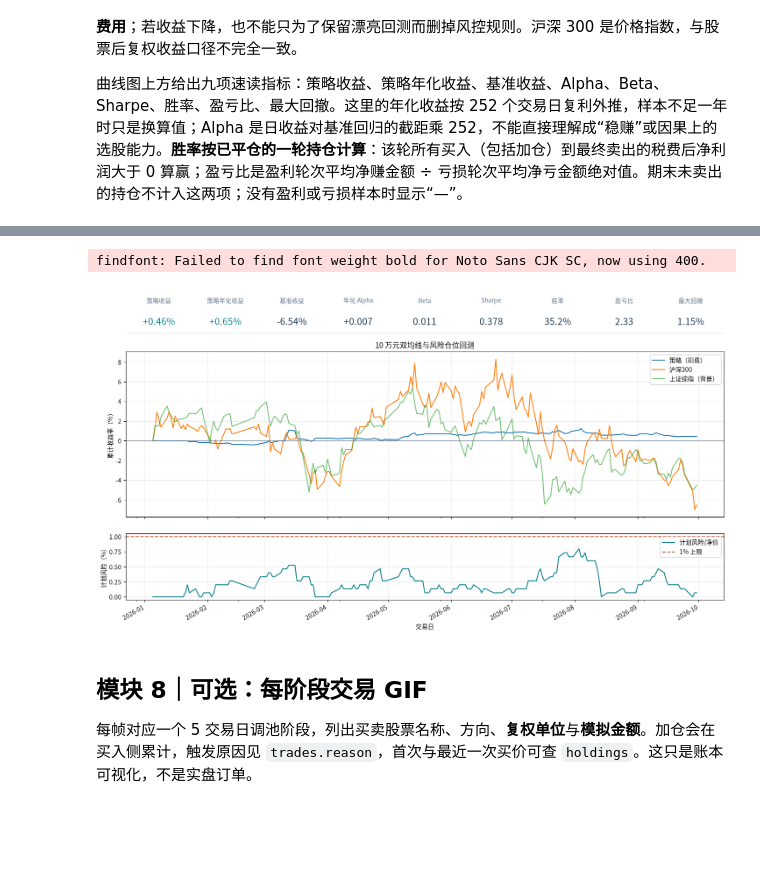
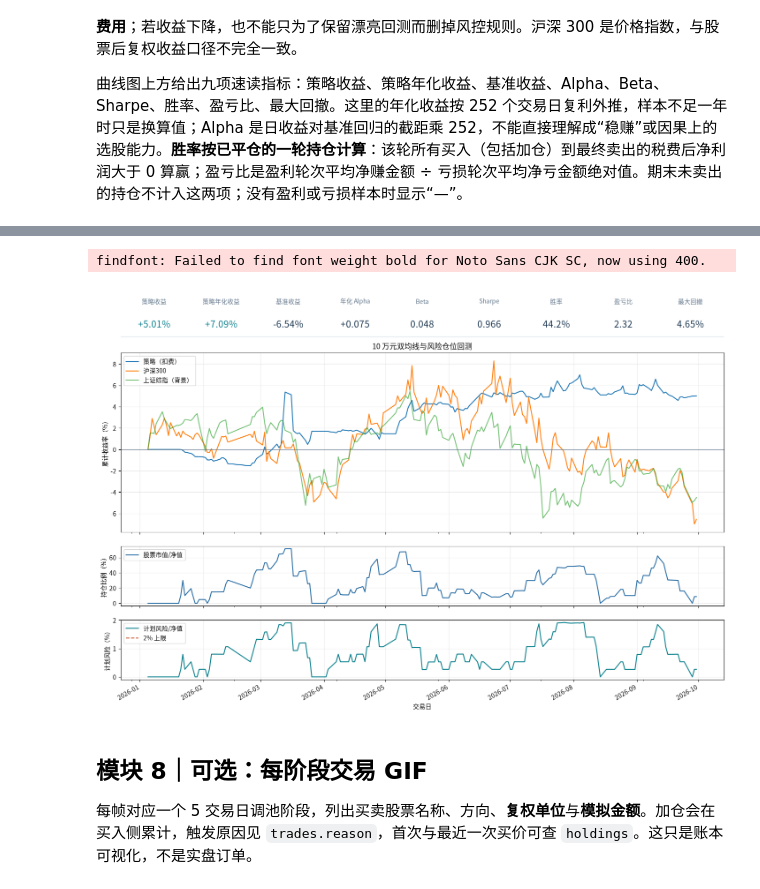
Before and after one commit to ZhengrongYue/MiniQuant, a Jupyter notebook: simple_framework.ipynb, the cells around one changed output, grey strips where cells are left out. Cells and saved outputs as stored; diff of their text form; code cells hidden in the pictures; blank space fills up the shorter version.

Commit message:
Add strategy parameter map and exposure tuning lab

```diff
--- a/simple_framework.ipynb
+++ b/simple_framework.ipynb
@@ -24,13 +24,13 @@ from IPython.display import display, Image as NotebookImage
 DATA = Path('data/private')
 DATA.mkdir(parents=True, exist_ok=True)
 START_DATE, FIRST_DAY, END_DATE = '2025-12-01', '2026-01-05', '2026-09-30'
-POOL_SIZE, PE_LOWER, PE_UPPER = 10, 8.0, 30.0
+POOL_SIZE, PE_LOWER, PE_UPPER, REBALANCE_EVERY = 10, 8.0, 30.0, 5
 MA_FAST, MA_SLOW, ATR_WINDOW = 8, 15, 14
 INITIAL_CASH = 100_000.0
 COMMISSION_RATE, MIN_COMMISSION = 0.0003, 5.0   # 券商万三；每笔佣金最低 5 元
 STAMP_DUTY_RATE = 0.0005                       # 2026 年卖出印花税：万分之五
 TRANSFER_RATE = 0.00001                        # 过户费双边：十万分之一
-TOTAL_RISK, NAME_RISK, MAX_NAME_WEIGHT = 0.01, 0.002, 0.10
+TOTAL_RISK, NAME_RISK, MAX_NAME_WEIGHT = 0.02, 0.008, 0.30
 RISK_BUFFER = 0.95  # 下单时只用 95% 的组合风险预算，给费用和净值波动留余量
 INITIAL_STOP, ARM_GAIN, TRAIL_BACK = 0.025, 0.08, 0.025
 ATR_MULT, TRANCHES, ADD_PROFIT_STEP = 1.5, 3, 0.02  # 两次加仓阈值：+2%、+4%
@@ -344,7 +410,7 @@ display(first_pool.reset_index(drop=True))
 
 MA8 是近 8 个交易日的平均收盘价，MA15 是近 15 日平均。**金叉**指昨天 MA8 ≤ MA15、今天 MA8 > MA15；只有池内新金叉才触发首笔买入。**死叉**指 MA8 从上方跌到 MA15 下方，触发退出。单纯“MA8 在上方”不是新买点；止损卖出后也不会立刻追买，要等新金叉。信号在当日收盘生成，下一交易日开盘才模拟成交。
 # %%
-def build_decisions(bars, reports, benchmark, first=FIRST_DAY, every=5):
+def build_decisions(bars, reports, benchmark, first=FIRST_DAY, every=REBALANCE_EVERY):
     """收盘信号：每 5 个交易日调池，MA8/MA15 金叉和死叉单独记录。"""
     dates = list(benchmark.loc[benchmark.date >= pd.Timestamp(first), 'date'])
     by_day = {day: frame for day, frame in bars.groupby('date', sort=False)}
@@ -369,7 +435,7 @@ def build_decisions(bars, reports, benchmark, first=FIRST_DAY, every=5):
     return pd.DataFrame(records)
 
 
-decisions = build_decisions(bars, reports, benchmark, first=FIRST_DAY, every=5)
+decisions = build_decisions(bars, reports, benchmark, first=FIRST_DAY, every=REBALANCE_EVERY)
 display(decisions.loc[decisions.rebalance,
                       ['signal_date', 'execution_date', 'pool_count', 'trend_count']].head(5))
 print(f'调池 {int(decisions.rebalance.sum())} 次；股票池始终 10 只')
@@ -446,7 +512,7 @@ def run_risk_backtest(bars, benchmark, decisions, *, initial_cash=100_000.0,
     positions = {}  # code -> 复权单位、加仓次数、均价、最高收盘价、计划风险
     last_open = {}
     history = [dict(date=dates[0], nav=1.0, equity=cash, cost=0.0,
-                    turnover=0.0, holdings=0, blocked=0, planned_risk=0.0)]
+                    turnover=0.0, holdings=0, blocked=0, planned_risk=0.0, exposure=0.0)]
     trades = []
     position_log = []
     pending_adds = {}  # 本日开盘触发、下一交易日才可能执行的加仓候选
@@ -622,7 +688,9 @@ def run_risk_backtest(bars, benchmark, decisions, *, initial_cash=100_000.0,
         history.append(dict(date=execution_day, nav=after / initial_cash,
                             equity=after, cost=fees / initial_cash,
                             turnover=turnover, holdings=len(positions),
-                            blocked=blocked, planned_risk=risk_used()))
+                            blocked=blocked, planned_risk=risk_used(),
+                            exposure=sum(p['units'] * last_open[code]
+                                         for code, p in positions.items()) / after))
 
     nav = pd.DataFrame(history).set_index('date')
     trades = pd.DataFrame(trades, columns=[
@@ -643,20 +711,20 @@ def run_risk_backtest(bars, benchmark, decisions, *, initial_cash=100_000.0,
 
 
 # 与上面的三步公式对应：先不计费用，展示单股与多股预算的差别。
-C, total_rate, name_rate, price, stock_rate = 100_000, 0.01, 0.002, 40, 0.05
+C, total_rate, name_rate, price, stock_rate = 100_000, 0.02, 0.008, 40, 0.05
 total_budget = C * total_rate
 risk_per_unit = price * stock_rate
 single_stock_units = total_budget / risk_per_unit
 multi_stock_units = min(total_budget, C * name_rate) / risk_per_unit
 print(f'总风险预算 {total_budget:.0f} 元；每股计划风险 {risk_per_unit:.0f} 元')
-print(f'只买一只时 P={single_stock_units:.0f}；单只预算 0.2% 时 P≈{multi_stock_units:.0f}（未计费用）')
-assert single_stock_units == 500 and multi_stock_units == 100
+print(f'只买一只时 P={single_stock_units:.0f}；单只预算 0.8% 时 P≈{multi_stock_units:.0f}（未计费用）')
+assert single_stock_units == 1000 and multi_stock_units == 400
 
 print('2000 元成交示例：')
 for side in ('BUY', 'SELL'):
     total, commission, stamp, transfer = transaction_fee(2000, side)
     print(f'{side}: 佣金 {commission:.2f} + 印花税 {stamp:.2f} + 过户费 {transfer:.2f} = {total:.2f} 元')
-print('单股 200 元计划风险下，含三次买卖费用的完整目标金额：')
+print('单股 800 元计划风险下，含三次买卖费用的完整目标金额：')
 for distance in (0.03, 0.05):
     full = TRANCHES * max_notional_for_risk(
         INITIAL_CASH * NAME_RISK / TRANCHES, distance)
@@ -895,39 +971,44 @@ metric_cards = [
     ('盈亏比', f"{trade_stats['盈亏比']:.2f}" if np.isfinite(trade_stats['盈亏比']) else '—'),
     ('最大回撤', f"{abs(m['最大回撤']):.2%}"),
 ]
-fig = plt.figure(figsize=(15, 8), facecolor='white')
-grid = fig.add_gridspec(3, 1, height_ratios=[0.8, 3, 1.2], hspace=0.18)
+fig = plt.figure(figsize=(15, 10), facecolor='white')
+grid = fig.add_gridspec(4, 1, height_ratios=[0.8, 3, 1, 1], hspace=0.16)
 summary_ax = fig.add_subplot(grid[0])
 curve_ax = fig.add_subplot(grid[1])
-risk_ax = fig.add_subplot(grid[2], sharex=curve_ax)
+exposure_ax = fig.add_subplot(grid[2], sharex=curve_ax)
+risk_ax = fig.add_subplot(grid[3], sharex=curve_ax)
 summary_ax.set_axis_off()
 for j, (label, value) in enumerate(metric_cards):
     x = (j + 0.5) / len(metric_cards)
     summary_ax.text(x, .78, label, transform=summary_ax.transAxes,
                     ha='center', va='center', color='#60758a', fontsize=10)
     color = '#087f8c' if label in ('策略收益', '策略年化收益') and value.startswith('+') else '#17324d'
     summary_ax.text(x, .31, value, transform=summary_ax.transAxes,
                     ha='center', va='center', color=color, fontsize=15, fontweight='bold')
 summary_ax.plot([0, 1], [.05, .05], transform=summary_ax.transAxes,
                 color='#dce4e9', linewidth=1)
 ((nav[['nav', 'benchmark_nav']] - 1) * 100).rename(columns={
     'nav': '策略（扣费）', 'benchmark_nav': '沪深300'}).plot(ax=curve_ax)
 ((shanghai - 1) * 100).plot(ax=curve_ax, label='上证综指（背景）', alpha=.65)
 curve_ax.axhline(0, color='#60758a', linewidth=.8, alpha=.7)
 curve_ax.set(ylabel='累计收益率（%）', title='10 万元双均线与风险仓位回测')
 curve_ax.grid(alpha=.25)
 curve_ax.legend()
+(nav.exposure * 100).plot(ax=exposure_ax, color='#296da4', label='股票市值/净值')
+exposure_ax.set(ylabel='持仓比例（%）')
+exposure_ax.grid(alpha=.25); exposure_ax.legend()
 (nav.planned_risk_pct * 100).plot(ax=risk_ax, color='#087f8c', label='计划风险/净值')
-risk_ax.axhline(TOTAL_RISK * 100, color='#c75b39', linestyle='--', label='1% 上限')
+risk_ax.axhline(TOTAL_RISK * 100, color='#c75b39', linestyle='--', label=f'{TOTAL_RISK:.0%} 上限')
 risk_ax.set(ylabel='计划风险（%）', xlabel='交易日')
 risk_ax.grid(alpha=.25)
 risk_ax.legend()
 plt.setp(curve_ax.get_xticklabels(), visible=False)
+plt.setp(exposure_ax.get_xticklabels(), visible=False)
 fig.subplots_adjust(left=.07, right=.98, top=.96, bottom=.08)
 plt.show()
 # %% [output]
 findfont: Failed to find font weight bold for Noto Sans CJK SC, now using 400.
-[figure, old version]
+[figure, new version]
 # %% [markdown]
 ## 模块 8｜可选：每阶段交易 GIF
 
```
Also changed, not shown: parts of 9 cells of this notebook, 2 other files.
